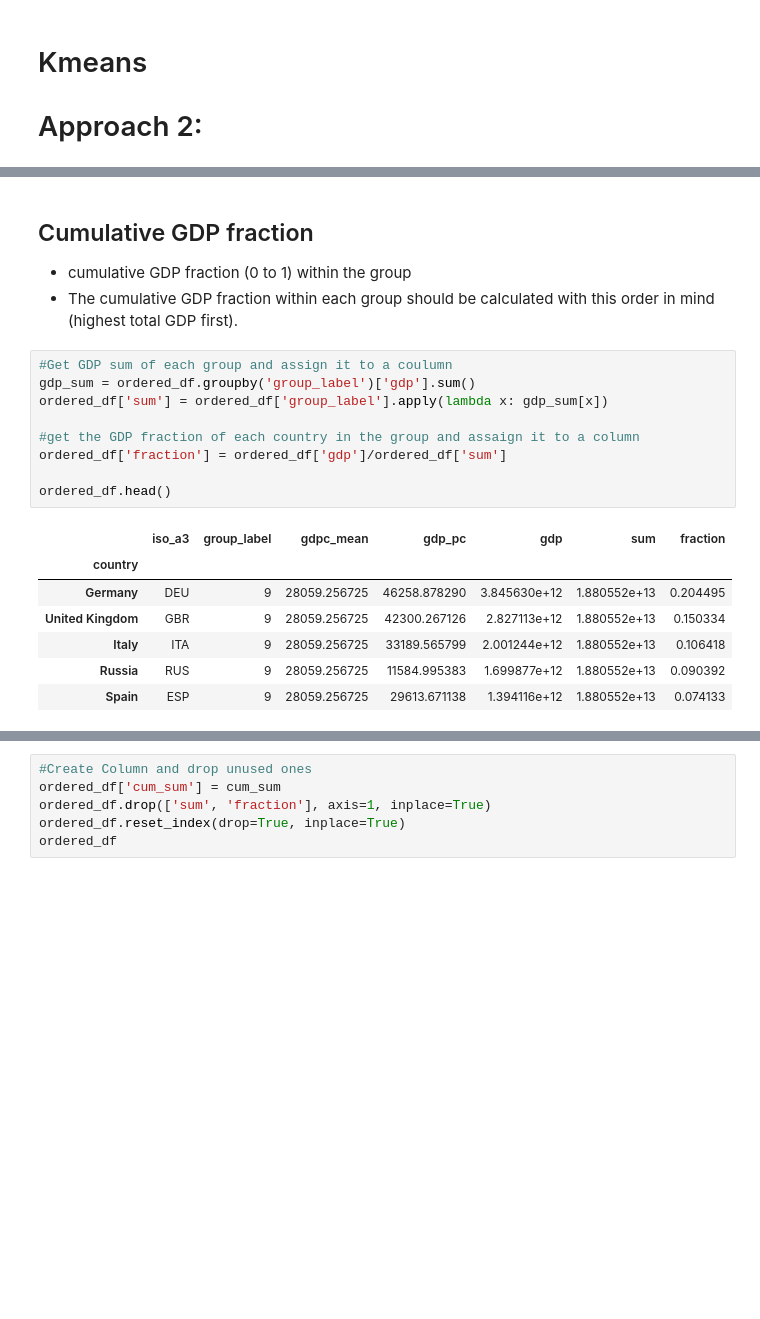
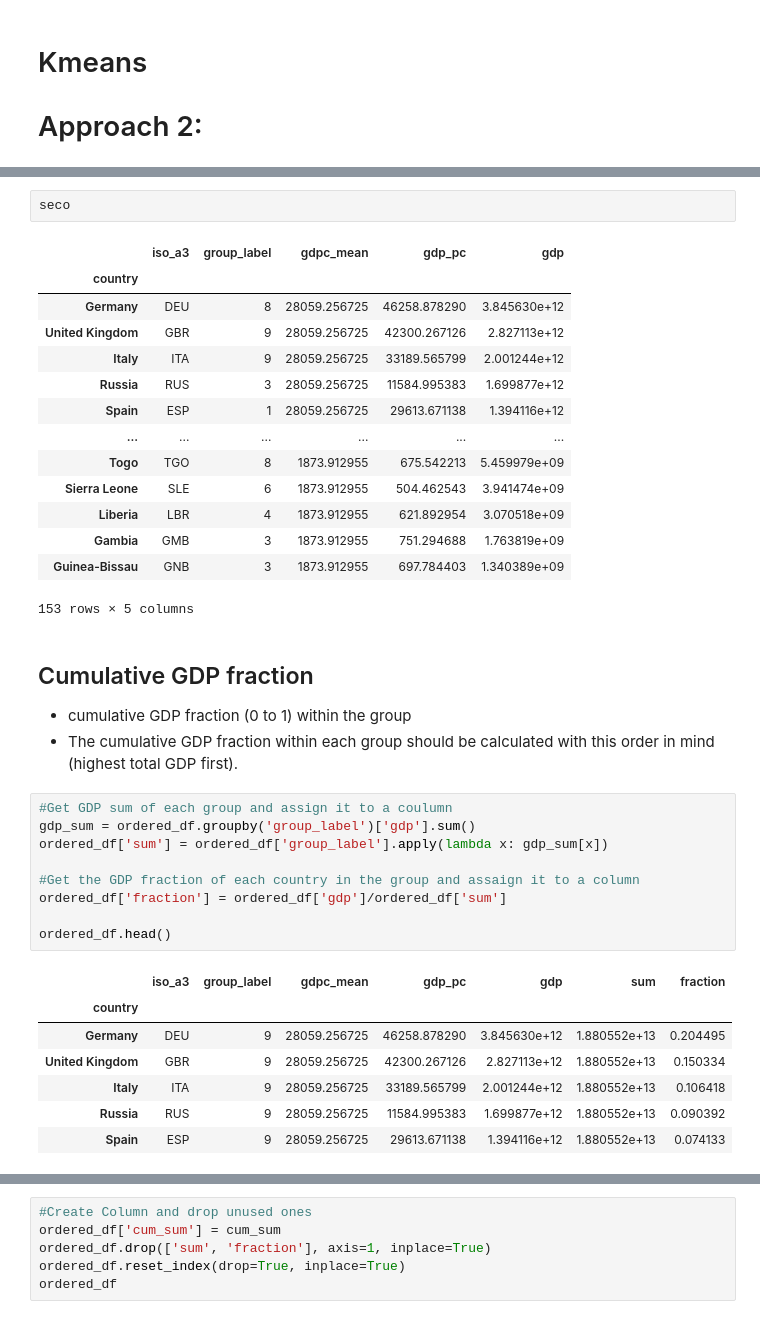
Before and after one commit to e2tovar/Geo-Economic-Clustering, a Jupyter notebook: geo_eco.ipynb, the cells around one changed output, grey strips where cells are left out. Saved outputs shown, nothing was run; the diff lists cells and outputs as text; blank space fills up the shorter version.

```diff
--- a/geo_eco.ipynb
+++ b/geo_eco.ipynb
@@ -351,3 +413,20 @@ for name, color in zip(ordered_df.index, ordered_df.group_label):
+# %%
+seco
+# %% [output]
+|  | iso_a3 | group_label | gdpc_mean | gdp_pc | gdp |
+| country |  |  |  |  |  |
+| Germany | DEU | 8 | 28059.256725 | 46258.878290 | 3.845630e+12 |
+| United Kingdom | GBR | 9 | 28059.256725 | 42300.267126 | 2.827113e+12 |
+| Italy | ITA | 9 | 28059.256725 | 33189.565799 | 2.001244e+12 |
+| Russia | RUS | 3 | 28059.256725 | 11584.995383 | 1.699877e+12 |
+| Spain | ESP | 1 | 28059.256725 | 29613.671138 | 1.394116e+12 |
+| ... | ... | ... | ... | ... | ... |
+| Togo | TGO | 8 | 1873.912955 | 675.542213 | 5.459979e+09 |
+| Sierra Leone | SLE | 6 | 1873.912955 | 504.462543 | 3.941474e+09 |
+| Liberia | LBR | 4 | 1873.912955 | 621.892954 | 3.070518e+09 |
+| Gambia | GMB | 3 | 1873.912955 | 751.294688 | 1.763819e+09 |
+| Guinea-Bissau | GNB | 3 | 1873.912955 | 697.784403 | 1.340389e+09 |
+153 rows × 5 columns
 # %% [markdown]
 ## Cumulative GDP fraction
 - cumulative GDP fraction (0 to 1) within the group
@@ -358,7 +437,7 @@ total GDP first).
 gdp_sum = ordered_df.groupby('group_label')['gdp'].sum()
 ordered_df['sum'] = ordered_df['group_label'].apply(lambda x: gdp_sum[x])
 
-#get the GDP fraction of each country in the group and assaign it to a column
+#Get the GDP fraction of each country in the group and assaign it to a column
 ordered_df['fraction'] = ordered_df['gdp']/ordered_df['sum']
 
 ordered_df.head()
```
Also changed, not shown: parts of 12 cells of this notebook.
